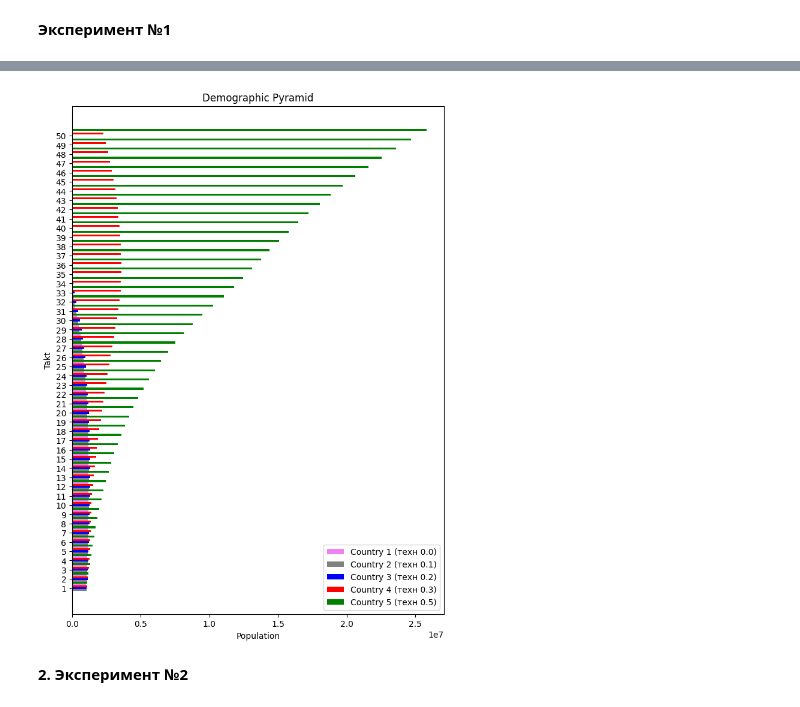
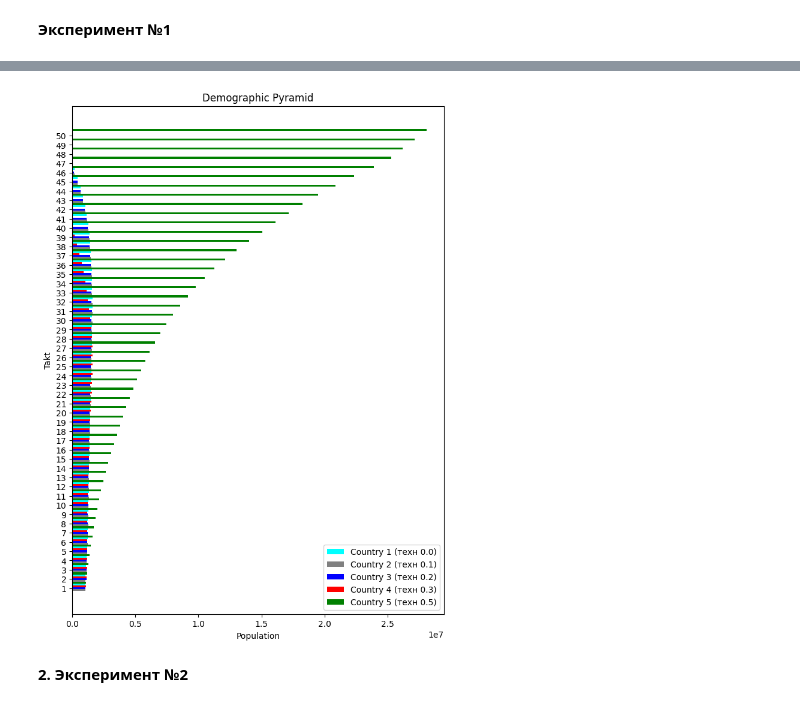
Before and after one commit to lizlizardplease/migration-education, a Jupyter notebook: viz.ipynb, the cells around one changed output, grey strips where cells are left out. Saved outputs shown, nothing was run; the diff lists cells and outputs as text; code cells hidden in the pictures.

```diff
--- a/viz.ipynb
+++ b/viz.ipynb
@@ -83,8 +83,7 @@ fig.write_image("instab3.png")
 # %% [markdown]
 __Эксперимент №1__
 # %%
-df5 = pd.read_csv('experiment_1_d.txt', names=['num', 'country', 'age', 'i'])
+df5 = pd.read_csv('experiment_3_d.txt', names=['num', 'country', 'age', 'i'])
 age_map = {0: 'newborn', 1: 'young', 2: 'adult', 3: 'old'}
 df5['age'] = df5['age'].apply(lambda x: age_map[x])
 df5['country'] = df5['country'].astype('str')
-df5.loc[950:999]
@@ -121,33 +102,33 @@ df5_c5 = df5_g[df5_g['country'] == '0.5']
 takts = df5_g['i'].unique()
 c01_population = df5_c0['num'].values
 c11_population = df5_c1['num'].values
 c21_population = df5_c2['num'].values
 c31_population = df5_c3['num'].values
 c51_population = df5_c5['num'].values
 fig, ax = plt.subplots(figsize=(8, 11))
 
 bar_width = 0.2
 bar_positions_c11 = np.arange(len(takts))
 bar_positions_c21 = bar_positions_c11 + bar_width
 bar_positions_c31 = bar_positions_c11 + bar_width * 2
 bar_positions_c51 = bar_positions_c11 + bar_width * 4
 bar_positions_c01 = bar_positions_c11 + bar_width * 3
 
-ax.barh(bar_positions_c01, c01_population, height=bar_width, color='violet', label='Country 1 (техн 0.0)')
+ax.barh(bar_positions_c01, c01_population, height=bar_width, color='cyan', label='Country 1 (техн 0.0)')
 ax.barh(bar_positions_c11, c11_population, height=bar_width, color='gray', label='Country 2 (техн 0.1)')
 ax.barh(bar_positions_c21, c21_population, height=bar_width, color='blue', label='Country 3 (техн 0.2)')
 ax.barh(bar_positions_c31, c31_population, height=bar_width, color='red', label='Country 4 (техн 0.3)')
 ax.barh(bar_positions_c51, c51_population, height=bar_width, color='green', label='Country 5 (техн 0.5)')
 
 ax.set_yticks(bar_positions_c11 + bar_width)
 ax.set_yticklabels(takts)
 ax.set_xlabel('Population')
 ax.set_ylabel('Takt')
 ax.set_title('Demographic Pyramid')
 
 ax.legend()
 plt.savefig("dem1.png")
 plt.show()
 # %% [output]
-[figure, old version]
+[figure, new version]
 # %%
```
Also changed, not shown: parts of 15 cells of this notebook, 6 other files.
